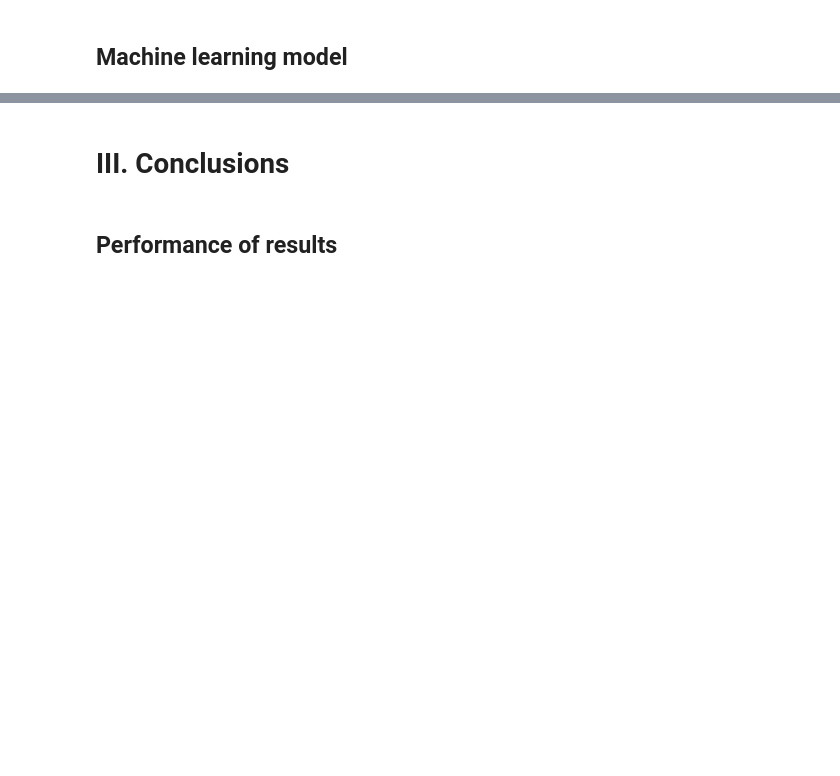
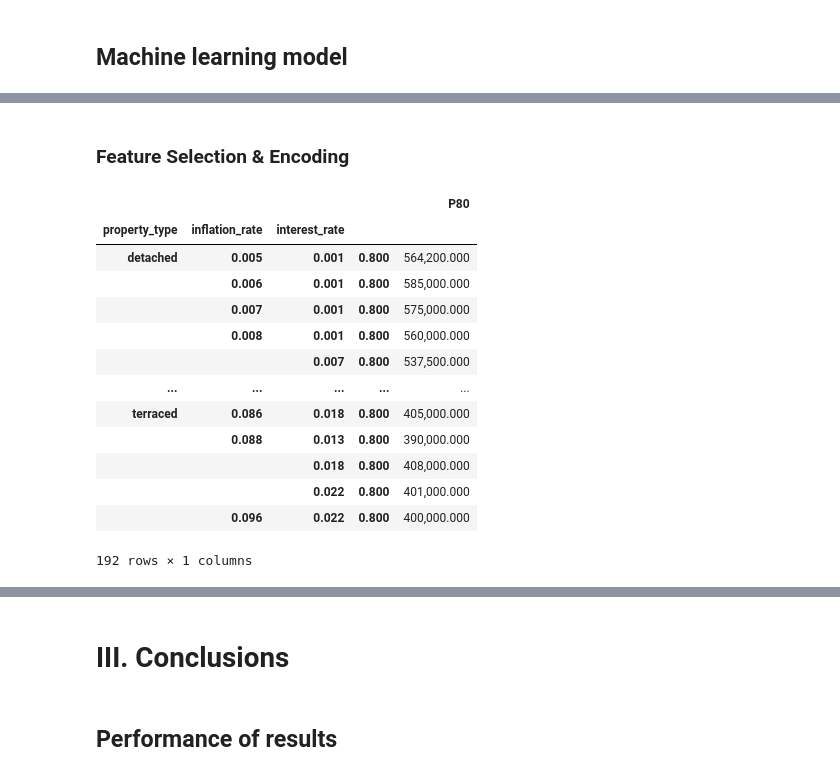
Before and after one commit to hudsonmendes/uolondon-cm3005-dsc, a Jupyter notebook: report.ipynb, the cells around one changed output, grey strips where cells are left out. Cells and saved outputs as stored; diff of their text form; code cells hidden in the pictures; blank space fills up the shorter version.

```diff
--- a/report.ipynb
+++ b/report.ipynb
@@ -467,5 +494,28 @@ df.sample(n=5)
 # %%
 X, y = df[df.columns[:-1]], df[df.columns[-1]]
+# %% [markdown]
+### Feature Selection & Encoding
+# %%
+(df
+    .groupby(["property_type", "inflation_rate", "interest_rate"])[["price"]]
+    .quantile([0.8])
+    .dropna()
+    .rename(columns={"price": "P80"}))
+# %% [output]
+|  |  |  |  | P80 |
+| property_type | inflation_rate | interest_rate |  |  |
+| detached | 0.005 | 0.001 | 0.800 | 564,200.000 |
+|  | 0.006 | 0.001 | 0.800 | 585,000.000 |
+|  | 0.007 | 0.001 | 0.800 | 575,000.000 |
+|  | 0.008 | 0.001 | 0.800 | 560,000.000 |
+|  |  | 0.007 | 0.800 | 537,500.000 |
+| ... | ... | ... | ... | ... |
+| terraced | 0.086 | 0.018 | 0.800 | 405,000.000 |
+|  | 0.088 | 0.013 | 0.800 | 390,000.000 |
+|  |  | 0.018 | 0.800 | 408,000.000 |
+|  |  | 0.022 | 0.800 | 401,000.000 |
+|  | 0.096 | 0.022 | 0.800 | 400,000.000 |
+192 rows × 1 columns
 # %%
 from sklearn.preprocessing import OneHotEncoder, StandardScaler, FunctionTransformer
 from sklearn.compose import make_column_transformer, make_column_selector
```
Also changed, not shown: parts of 7 cells of this notebook.
